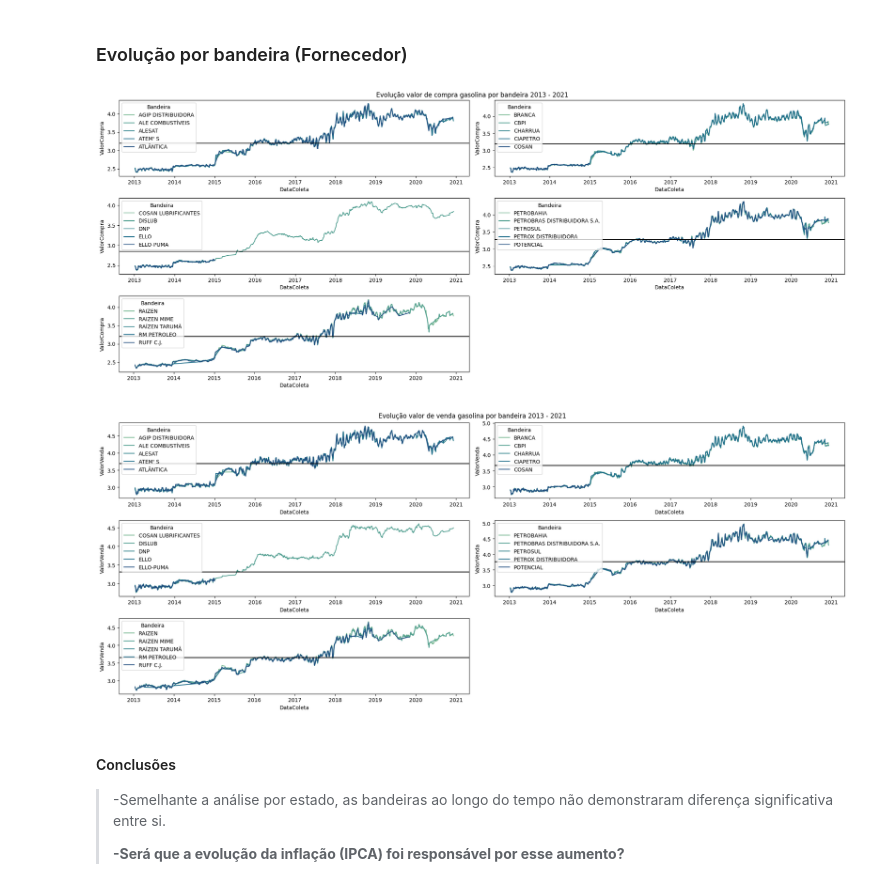
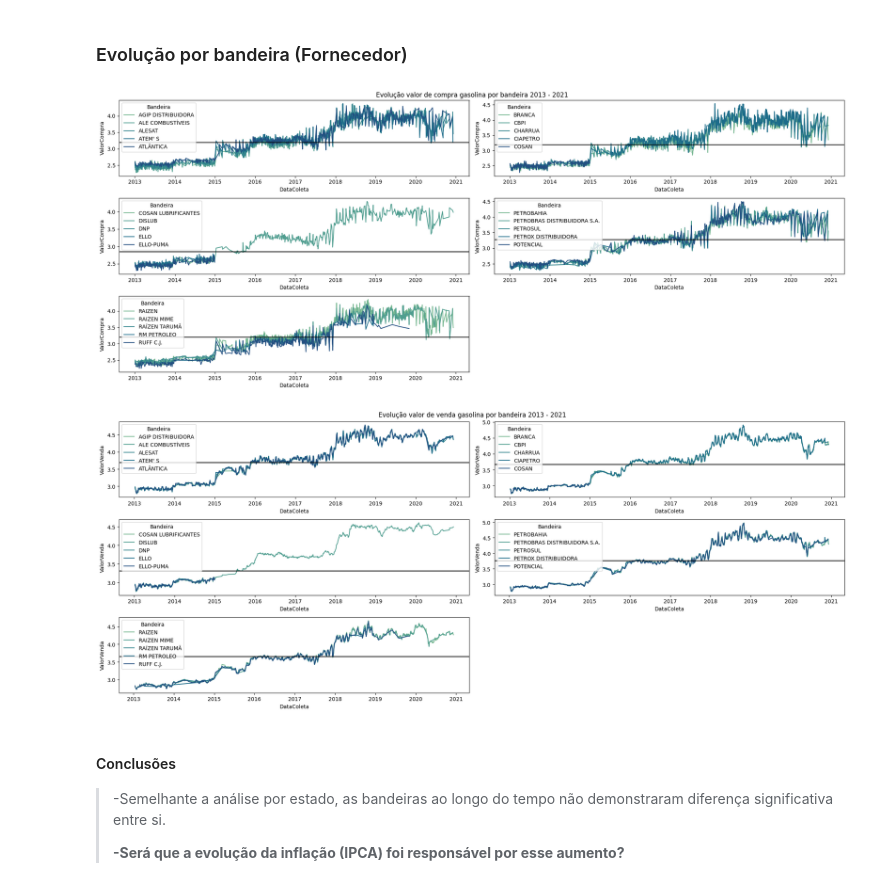
Before and after one commit to jorgecarvalhopi/Python_Analise-Precos-Combustiveis-2019, a Jupyter notebook: analise_v2.ipynb, the cells around one changed output. Saved outputs shown, nothing was run; the diff lists cells and outputs as text; code cells hidden in the pictures.

```diff
--- a/analise_v2.ipynb
+++ b/analise_v2.ipynb
@@ -371,7 +523,7 @@ media_venda = combustiveis.dropna(axis = 0).groupby(by = ['DataColeta', 'Bandeir
 bandeiras = list(media_compra.index.get_level_values(1).unique())
 
 plt.figure(figsize = (20, 13)).suptitle('Evolução valor de compra gasolina por bandeira 2013 - 2021')
-mv_av_periods = 15
+mv_av_periods = 2
 
 plt.subplot(5, 2, 1)
 data_sliced = media_compra.loc[media_compra.index.get_level_values(1).isin(bandeiras[0:5])]
@@ -459,34 +611,34 @@ sb.lineplot(x = data_sliced.index.get_level_values(0),
             y = data_sliced.rolling(mv_av_periods).mean(),
             hue = data_sliced.index.get_level_values(1),
             palette = 'crest'
            )
 plt.axhline(data_sliced.mean(), color = 'black')
 
 
 plt.subplot(5, 2, 4)
 data_sliced = media_venda.loc[media_venda.index.get_level_values(1).isin(bandeiras[20:25])]
 sb.lineplot(x = data_sliced.index.get_level_values(0),
             y = data_sliced.rolling(mv_av_periods).mean(),
             hue = data_sliced.index.get_level_values(1),
             palette = 'crest'
            )
 plt.axhline(data_sliced.mean(), color = 'black')
 
 
 plt.subplot(5, 2, 5)
 data_sliced = media_venda.loc[media_venda.index.get_level_values(1).isin(bandeiras[25:30])]
 sb.lineplot(x = data_sliced.index.get_level_values(0),
             y = data_sliced.rolling(mv_av_periods).mean(),
             hue = data_sliced.index.get_level_values(1),
             palette = 'crest'
            )
 plt.axhline(data_sliced.mean(), color = 'black')
 
 plt.tight_layout()
 plt.savefig('evolução_venda_por_bandeira.png', dpi = 150)
 plt.show()
 # %% [output]
-[figure, old version]
+[figure, new version]
 [figure]
 # %% [markdown]
 #### Conclusões
```
Also changed, not shown: parts of 11 cells of this notebook.
